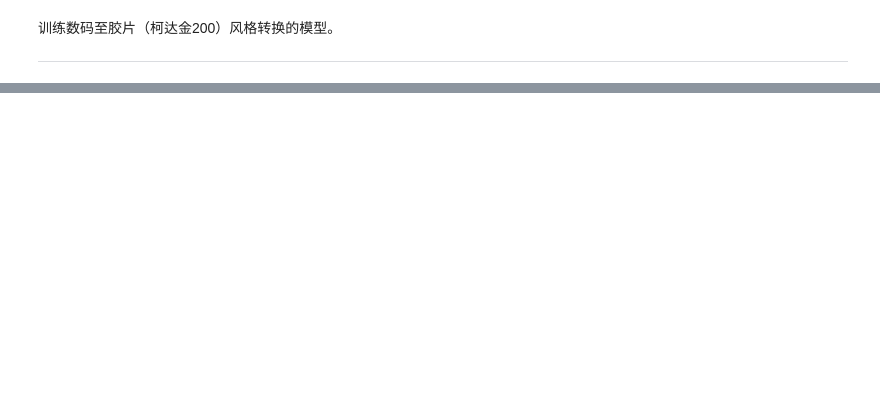
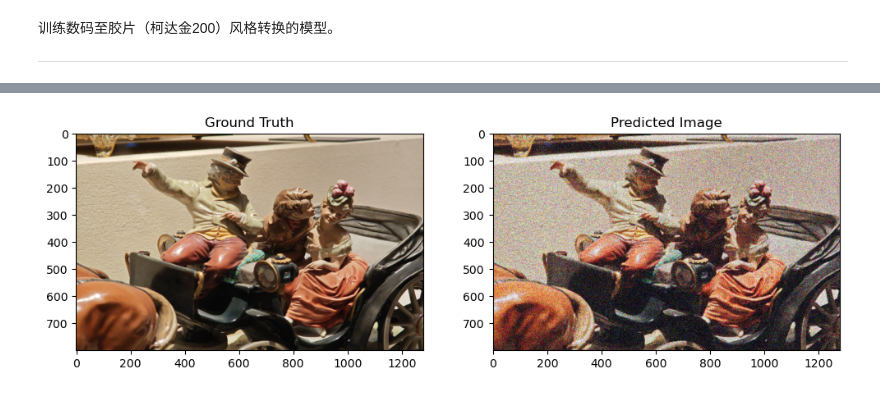
Before and after one commit to SongZihui-sudo/digitalFilm, a Jupyter notebook: DigitalFilm.ipynb, the cells around one changed output, grey strips where cells are left out. Saved outputs shown, nothing was run; the diff lists cells and outputs as text; code cells hidden in the pictures; blank space fills up the shorter version.

```diff
--- a/DigitalFilm.ipynb
+++ b/DigitalFilm.ipynb
@@ -391,0 +642,4 @@ Clipping input data to the valid range for imshow with RGB data ([0..1] for floa
+# %%
+# Define paths to the folders
+film_dir = "D:/data/微调数据集/胶片"
+digital_dir = "D:/data/微调数据集/数码"
@@ -391,0 +666,14 @@ Clipping input data to the valid range for imshow with RGB data ([0..1] for floa
+# %%
+# Create datasets
+train_dataset = ImagePairDataset(digital_dir, film_dir, train_pairs, transform=transform,
+                                 enhance_transform_1=enhance_transform_1,
+                                 enhance_transform_2=enhance_transform_2,
+                                 enhance_transform_3 = enhance_transform_3)
+test_dataset = ImagePairDataset(digital_dir, film_dir, test_pairs, transform=transform,
+                                enhance_transform_1=enhance_transform_1,
+                                enhance_transform_2=enhance_transform_2,
+                                enhance_transform_3 = enhance_transform_3)
+
+# Create dataloaders
+train_loader = DataLoader(train_dataset, batch_size = batch_size, shuffle=True)
+test_loader = DataLoader(test_dataset, batch_size = batch_size, shuffle=False, drop_last=True)
@@ -391,0 +750,26 @@ Clipping input data to the valid range for imshow with RGB data ([0..1] for floa
+# %%
+SampleDataset = SampleImageFolderDataset("D:/data/微调数据集/测试照片", transform)
+SampleDataloader = DataLoader(SampleDataset, batch_size=6, shuffle=False)
+# %%
+# 测试阶段：展示结果
+with torch.no_grad():
+    pre_train_model.eval()
+    img1 = SampleDataset[9]  # 取一个示例
+    img1 = img1.unsqueeze(0).cuda()  # 增加批量维度
+    output = pre_train_model(img1)
+    # 将结果从 Tensor 转换回图片
+    noise = torch.randn_like(output) * 0.3
+    output = output + noise
+    output_img = postprocess_image(output)
+
+    img1 = img1.squeeze(0).cpu().numpy().transpose(1, 2, 0)
+
+    # 使用 matplotlib 显示图片
+    fig, axes = plt.subplots(1, 2, figsize=(12, 4))
+    axes[0].imshow(img1)
+    axes[0].set_title("Ground Truth")
+    axes[1].imshow(output_img)
+    axes[1].set_title("Predicted Image")
+    plt.show()
+# %% [output]
+[figure, added]
```
Also changed, not shown: parts of 40 cells of this notebook, 1 other file.
